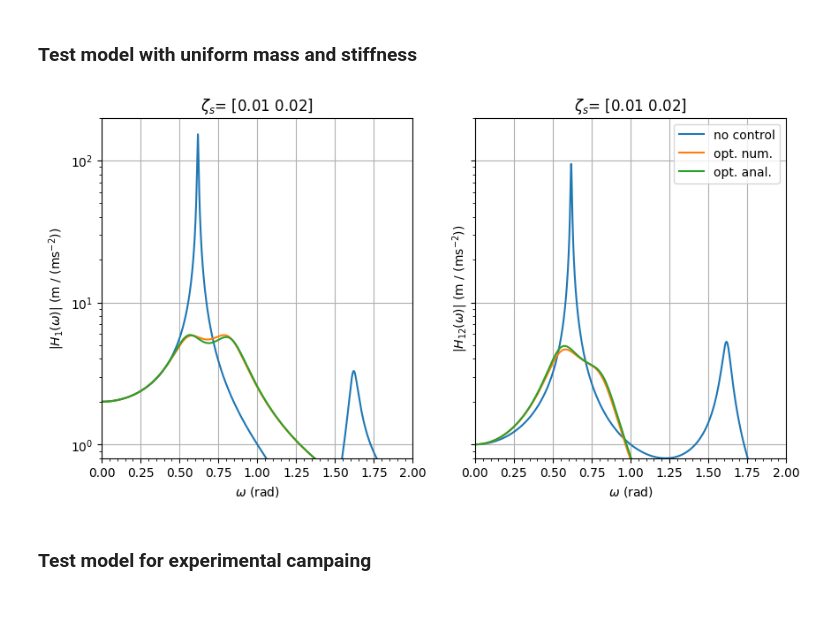
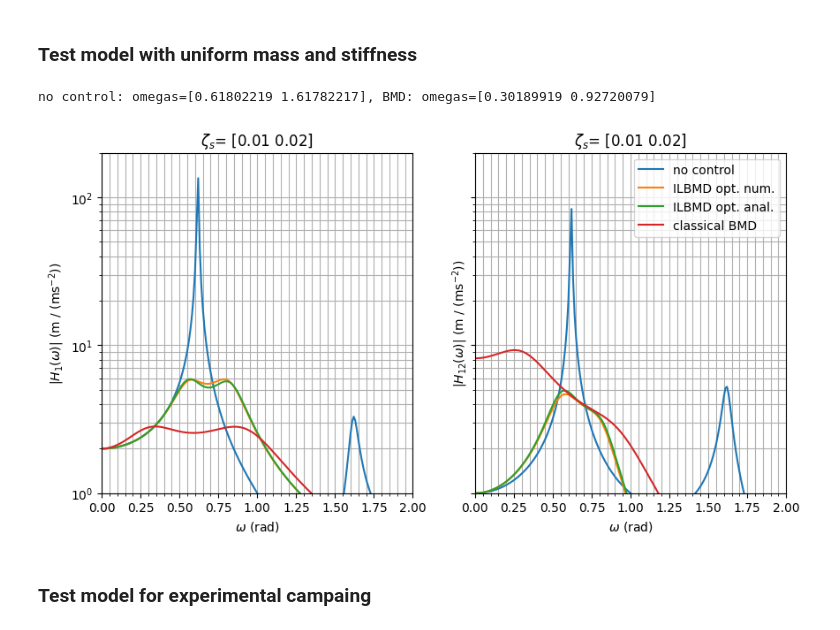
Before and after one commit to carloshernangarrido/vibration-control, a Jupyter notebook: 2dof_str_v6_uniform.ipynb, the cells around one changed output. Drawn from its saved outputs; the diff is of its cells as text; code cells hidden in the pictures.

```diff
--- a/2dof_str_v6_uniform.ipynb
+++ b/2dof_str_v6_uniform.ipynb
@@ -127,7 +127,7 @@ class Parameters:
 
 class TF:
   def __init__(self, A, B, C, D,
-               w = np.linspace(0, 10, 10000)):
+               w = np.linspace(0, 100, 10000)):
     self.w = w
     self.A = A
     self.B = B
@@ -844,6 +866,8 @@ c12_c = alpha*k12_c
 m2_c = 1
 b1_c = 0
 b12_c = 0
+
+alpha_k_c = np.sqrt(k1_c/m1_c)/np.sqrt(k12_c/m2_c)
 
 base_parameters = {'k1':  k1_c,
                    'c1':  c1_c,
@@ -872,35 +896,55 @@ tf_test_uniform_opt_anal = TF(A, B, C, D).subs(i_output,
                                                    b12_opt_approx,
                                                    c12_opt_approx))
 
+# benchmark classical BMD
+b12_opt_BMD = 0.0
+c12_opt_BMD = 0.5*(.20+.22) * 2*m1_c*omega0_c
+alpha_k_opt_BMD = 0.35
+k12_add_BMD = (alpha_k_opt_BMD**2 - alpha_k_c**2) * m2_c * omega0_c**2
+
+tf_test_uniform_opt_BMD = TF(A, B, C, D).subs(i_output,
+                                           par_test_uniform.get_parameters(
+                                               alpha,
+                                               b12_opt_BMD,
+                                               c12_opt_BMD,
+                                               k12_add=k12_add_BMD))
+
 w = tf_test_uniform.natural_w(par_test_uniform.get_parameters(alpha, 0, 0))
+print(f"no control: omegas={w}, BMD: "
+      f"omegas={tf_test_uniform_opt_BMD.natural_w(par_test_uniform.get_parameters(alpha, b12_opt_BMD, c12_opt_BMD, k12_add=k12_add_BMD))}")
+# %% [output]
+no control: omegas=[0.61802219 1.61782217], BMD: omegas=[0.30189919 0.92720079]
 # %%
-H_lims = (.8, 200)
+H_lims = (1.0, 200)
 # H_lims = (4, 7)
 ylabels = ['$|H_1(\omega)|$ (m / (ms$^{-2}$))', '$|H_{12}(\omega)|$ (m / (ms$^{-2}$))']
 
 fig, ax = plt.subplots(1, 2, figsize=[10, 5], sharey='row')
 
 for i_output, ylabel in zip([0, 1], ylabels):
   ax[i_output].minorticks_on()
-  ax[i_output].grid(True, which='major')
+  ax[i_output].grid(True, which='both')
   ax[i_output].plot(tf_test_uniform._freqresp_w,
                     np.abs(tf_test_uniform.subs(i_output=i_output)._freqresp_H),
                     label='no control')
   ax[i_output].plot(tf_test_uniform_opt_num._freqresp_w,
                     np.abs(tf_test_uniform_opt_num.subs(i_output=i_output)._freqresp_H),
-                    label='opt. num.')
+                    label='ILBMD opt. num.')
   ax[i_output].plot(tf_test_uniform_opt_anal._freqresp_w,
                     np.abs(tf_test_uniform_opt_anal.subs(i_output=i_output)._freqresp_H),
-                    label='opt. anal.')
+                    label='ILBMD opt. anal.')
+  ax[i_output].plot(tf_test_uniform_opt_BMD._freqresp_w,
+                    np.abs(tf_test_uniform_opt_BMD.subs(i_output=i_output)._freqresp_H),
+                    label='classical BMD')
   ax[i_output].set_xlim([0, 2])
   ax[i_output].set_ylim(H_lims)
   ax[i_output].set_xlabel('$\omega$ (rad)')
   ax[i_output].set_ylabel(ylabel)
   ax[i_output].set_yscale('log')
   ax[i_output].set_title(r'$\zeta_s$' + f"= {np.round(w*alpha/2,2)}")
 ax[i_output].legend();
 # %% [output]
-[figure, old version]
+[figure, new version]
 # %% [markdown]
 ### Test model for experimental campaing
 # %%
```
Also changed, not shown: parts of 5 cells of this notebook.
